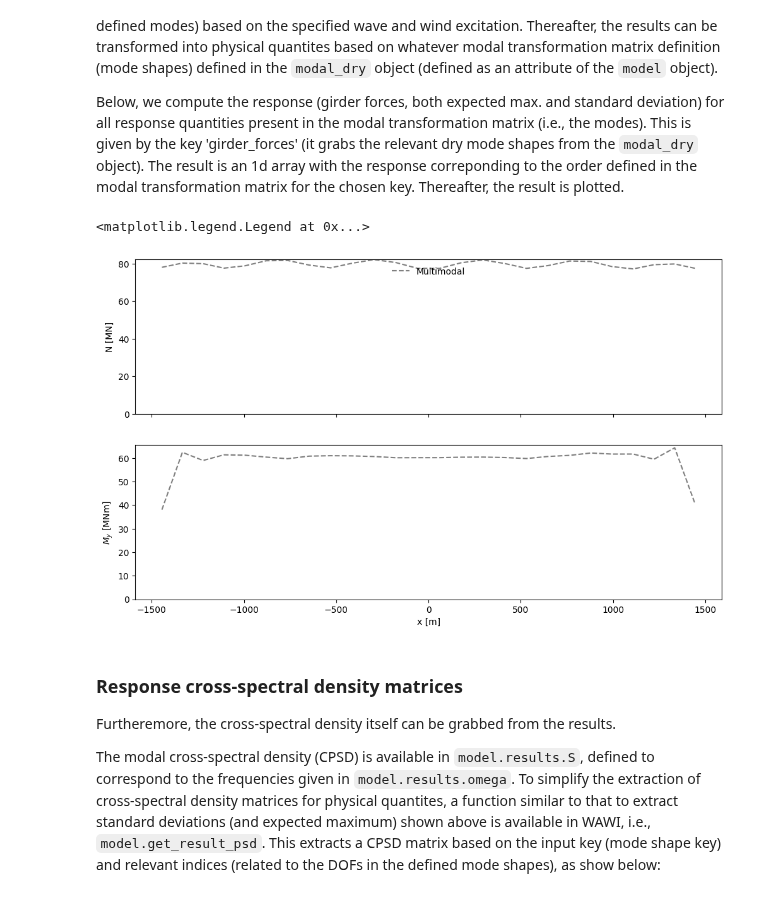
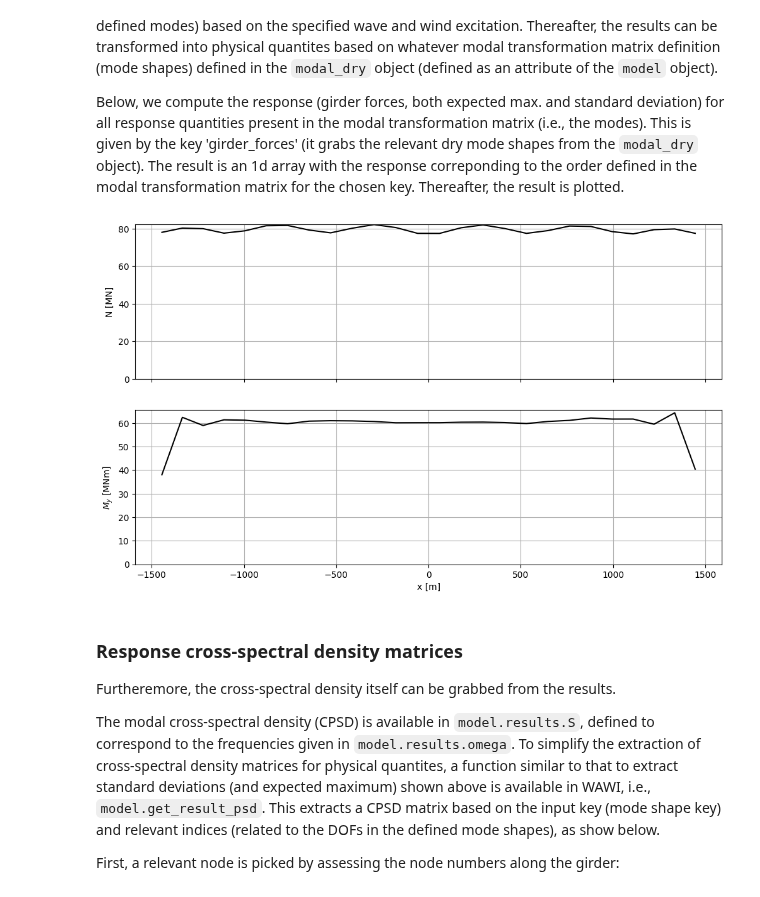
Before and after one commit to knutankv/wawi, a Jupyter notebook: examples/2 Response prediction/Curved floating bridge/Basic response prediction.ipynb, the cells around one changed output. Cells and saved outputs as stored; diff of their text form; code cells hidden in the pictures.

```diff
--- a/examples/2 Response prediction/Curved floating bridge/Basic response prediction.ipynb
+++ b/examples/2 Response prediction/Curved floating bridge/Basic response prediction.ipynb
@@ -94,26 +94,27 @@ resp_std = model.get_result_std(key='girder_forces')          # standard deviati
 # %%
 # Plot expected maximum
 legend_ax = []
 comps = {'N [MN]':0, '$M_y$ [MNm]':4}
 arclength_girder_force = model.modal_dry.phi_x['girder_forces'][:, 0]
 
 fig,ax = plt.subplots(nrows=len(comps), sharex=True, figsize=[12,7])
 if np.ndim(ax)==0:
     ax = [ax]
 
 for ix, comp in enumerate(comps):
     comp_ix = comps[comp]
     ax[ix].set_ylabel(comp)
-    ax[ix].plot(arclength_girder_force, resp_expmax[comp_ix::6]/1e6, color='black', linestyle='--', alpha=0.5, label='Multimodal')
+    ax[ix].plot(arclength_girder_force, resp_expmax[comp_ix::6]/1e6, color='black')
     ax[ix].set_ylim(bottom=0)
+    ax[ix].grid('on')
 
-ax[-1].set_xlabel('x [m]')
-ax[0].legend(frameon=False, loc='upper center', ncol=2)
+ax[-1].set_xlabel('x [m]');
 # %% [output]
-<matplotlib.legend.Legend at 0x...>
-[figure, old version]
+[figure, new version]
 # %% [markdown]
 ### Response cross-spectral density matrices
 Furtheremore, the cross-spectral density itself can be grabbed from the results.
 
-The modal cross-spectral density (CPSD) is available in `model.results.S`, defined to correspond to the frequencies given in `model.results.omega`. To simplify the extraction of cross-spectral density matrices for physical quantites, a function similar to that to extract standard deviations (and expected maximum) shown above is available in WAWI, i.e., `model.get_result_psd`. This extracts a CPSD matrix based on the input key (mode shape key) and relevant indices (related to the DOFs in the defined mode shapes), as show below:
+The modal cross-spectral density (CPSD) is available in `model.results.S`, defined to correspond to the frequencies given in `model.results.omega`. To simplify the extraction of cross-spectral density matrices for physical quantites, a function similar to that to extract standard deviations (and expected maximum) shown above is available in WAWI, i.e., `model.get_result_psd`. This extracts a CPSD matrix based on the input key (mode shape key) and relevant indices (related to the DOFs in the defined mode shapes), as show below.
+
+First, a relevant node is picked by assessing the node numbers along the girder:
```
Also changed, not shown: parts of 7 cells of this notebook, 5 other files.
